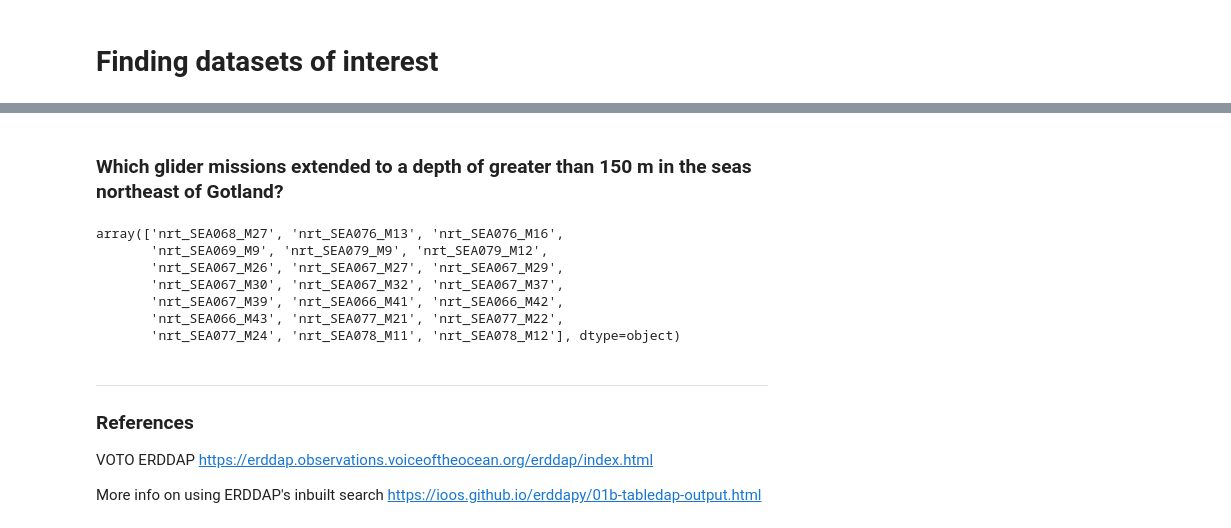
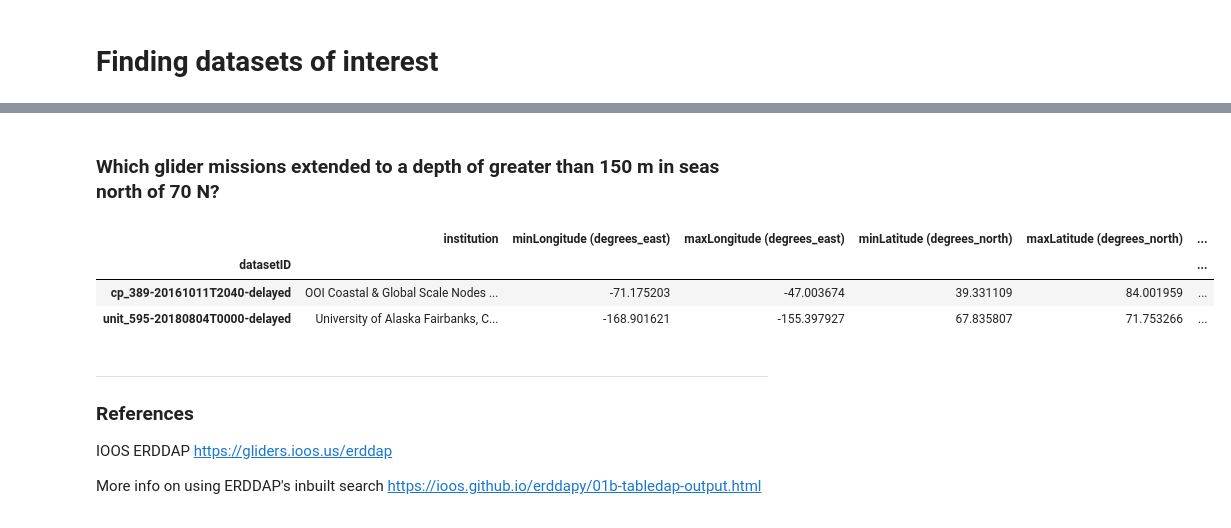
Before and after one commit to voto-ocean-knowledge/goos-erddap-demo, a Jupyter notebook: 01_search_and_filter.ipynb, the cells around one changed output, grey strips where cells are left out. Saved outputs shown, nothing was run; the diff lists cells and outputs as text; code cells hidden in the pictures.

```diff
--- a/01_search_and_filter.ipynb
+++ b/01_search_and_filter.ipynb
@@ -117,6 +118,6 @@ df_datasets
 # %%
-df_datasets["endurance"] = df_datasets['maxTime (UTC)'] - df_datasets['minTime (UTC)']
-min_days = 30
+df_datasets["endurance"] = df_datasets['maxTime'] - df_datasets['minTime']
+min_days = 90
 df_datasets[df_datasets["endurance"] > datetime.timedelta(days=min_days)].endurance
 # %% [output]
 datasetID
@@ -138,25 +136,20 @@ Name: endurance, dtype: timedelta64[ns]
 # %% [markdown]
-### Which glider missions extended to a depth of greater than 150 m in the seas northeast of Gotland?
+### Which glider missions extended to a depth of greater than 150 m in seas north of 70 N?
 # %%
 min_altitude = -150 # note the sign!
-min_easting = 19
-min_northing = 58
+min_northing = 70
 mask = (df_datasets['maxAltitude (m)'] < min_altitude).values \
-* (df_datasets['maxLongitude (degrees_east)'] > min_easting).values \
 * (df_datasets['maxLatitude (degrees_north)'] > min_northing).values
-df_datasets[mask].index.values
+df_datasets[mask]
 # %% [output]
-array(['nrt_SEA068_M27', 'nrt_SEA076_M13', 'nrt_SEA076_M16',
-       'nrt_SEA069_M9', 'nrt_SEA079_M9', 'nrt_SEA079_M12',
-       'nrt_SEA067_M26', 'nrt_SEA067_M27', 'nrt_SEA067_M29',
-       'nrt_SEA067_M30', 'nrt_SEA067_M32', 'nrt_SEA067_M37',
-       'nrt_SEA067_M39', 'nrt_SEA066_M41', 'nrt_SEA066_M42',
-       'nrt_SEA066_M43', 'nrt_SEA077_M21', 'nrt_SEA077_M22',
-       'nrt_SEA077_M24', 'nrt_SEA078_M11', 'nrt_SEA078_M12'], dtype=object)
+|  | institution | minLongitude (degrees_east) | maxLongitude (degrees_east) | minLatitude (degrees_north) | maxLatitude (degrees_north) | ... |
+| datasetID |  |  |  |  |  | ... |
+| cp_389-20161011T2040-delayed | OOI Coastal & Global Scale Nodes ... | -71.175203 | -47.003674 | 39.331109 | 84.001959 | ... |
+| unit_595-20180804T0000-delayed | University of Alaska Fairbanks, C... | -168.901621 | -155.397927 | 67.835807 | 71.753266 | ... |
 # %% [markdown]
 ---------------------------
 ### References
 
-VOTO ERDDAP https://erddap.observations.voiceoftheocean.org/erddap/index.html
+IOOS ERDDAP https://gliders.ioos.us/erddap
 
 More info on using ERDDAP's inbuilt search https://ioos.github.io/erddapy/01b-tabledap-output.html
```
Also changed, not shown: parts of 14 cells of this notebook.
